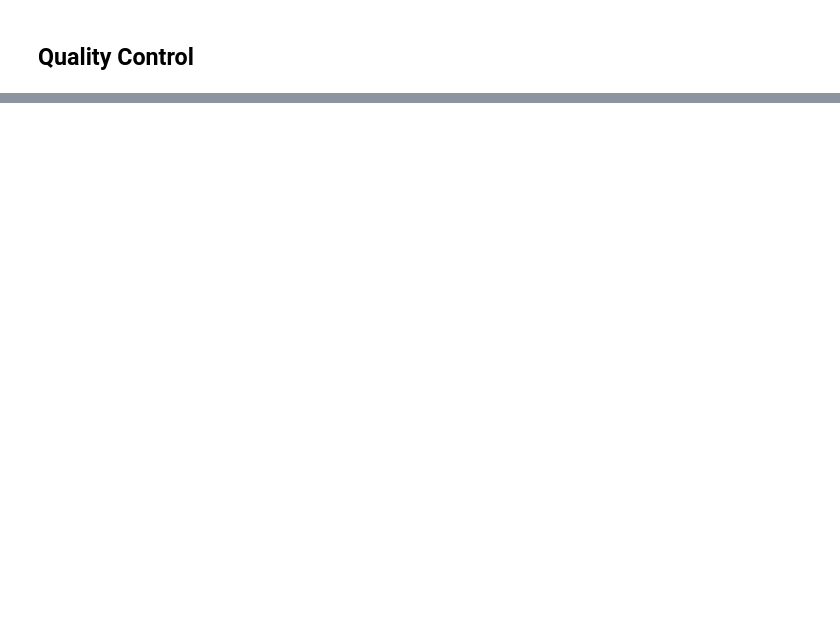
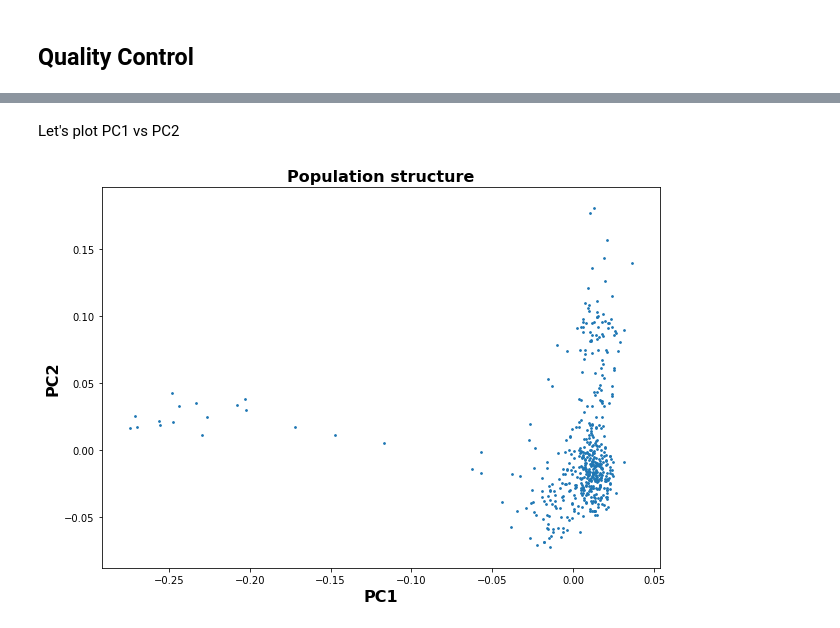
Before and after one commit to InfOmics/MUVIG, a Jupyter notebook: src/1-Preprocessing/2-QC_PCA.ipynb, the cells around one changed output, grey strips where cells are left out. Drawn from its saved outputs; the diff is of its cells as text; code cells hidden in the pictures; blank space fills up the shorter version.

```diff
--- a/src/1-Preprocessing/2-QC_PCA.ipynb
+++ b/src/1-Preprocessing/2-QC_PCA.ipynb
@@ -138,11 +51,0 @@ Retrieve the group categoty for each subject.
-# %%
-status = list()
-diagDict = {1:"PD",2:"HC"}
-diagList = ppmi_info["APPRDX"].tolist()
-
-for i in range(len(diagList)):
-    s = diagList[i]
-    if(s not in diagDict.keys()):
-        status.append("Unknown")
-    else:
-        status.append(diagDict[s])
@@ -250,0 +139,2 @@ Text(0, 0.5, 'PC2')
+# %%
+ppmi_merge_fn = "_".join([ppmi_merge_fn, "subjQC"])
@@ -250,0 +163,2 @@ Text(0, 0.5, 'PC2')
+# %%
+ppmi_merge_fn = "_".join([ppmi_merge_fn, "snpQC"])
@@ -250,0 +262,10 @@ Text(0, 0.5, 'PC2')
+# %%
+ppmi_pca = pd.read_csv(".".join([ppmi_merge_fn, "eigenvec"]), sep=' ', header=None)
+
+# assign FID and IID
+cnames = ['FID','IID']
+for i in range(1, 21):
+    cnames.append("PC"+str(i))
+
+ppmi_pca.columns = cnames
+ppmi_pca.head(n=20)
@@ -250,0 +291,12 @@ Text(0, 0.5, 'PC2')
+# %% [markdown]
+Let's plot PC1 vs PC2
+# %%
+#make a scatter plot of PC1 vs PC2
+plt.figure(figsize=(10, 7))
+plt.scatter(ppmi_pca.PC1, ppmi_pca.PC2.values, s=3)
+plt.title('Population structure', fontweight="bold", fontsize=16)
+plt.xlabel('PC1', fontweight="bold", fontsize=16)
+plt.ylabel('PC2', fontweight="bold", fontsize=16)
+plt.show()
+# %% [output]
+[figure, added]
```
Also changed, not shown: parts of 114 cells of this notebook, 1 other file.
